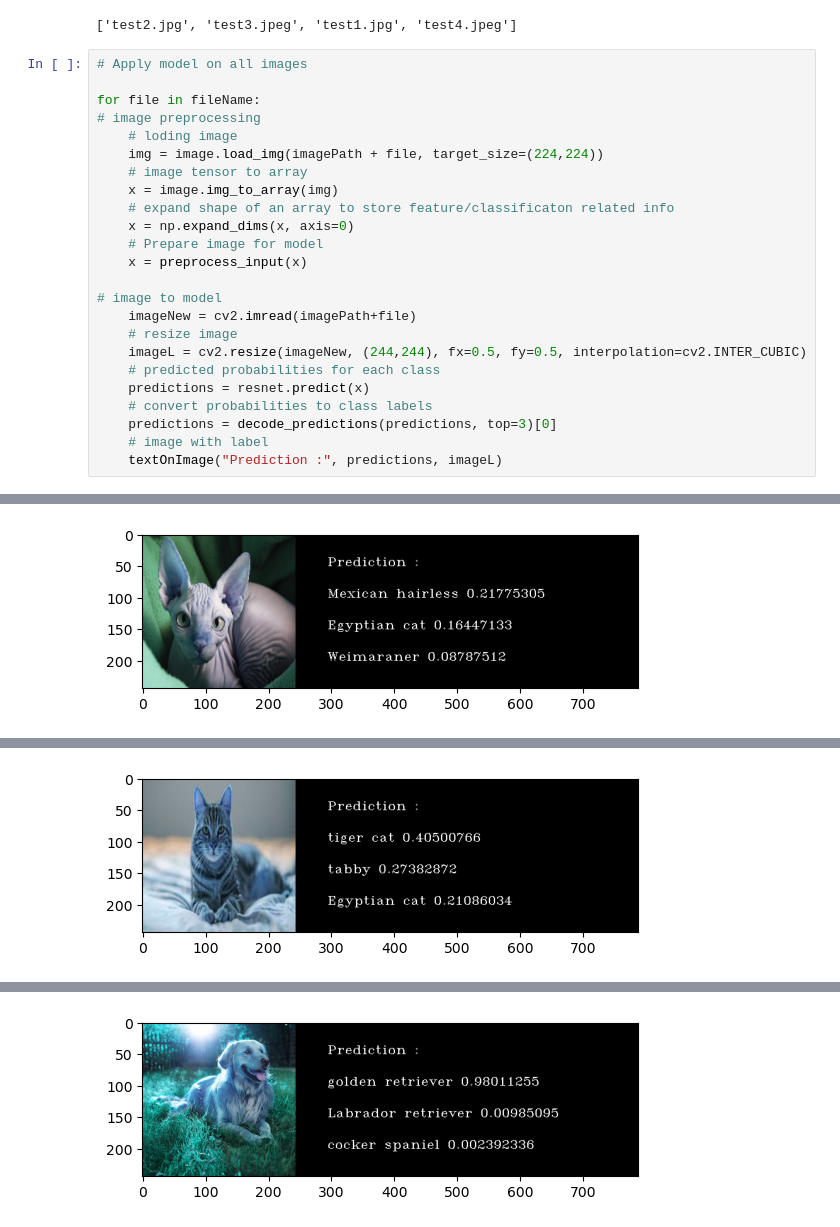
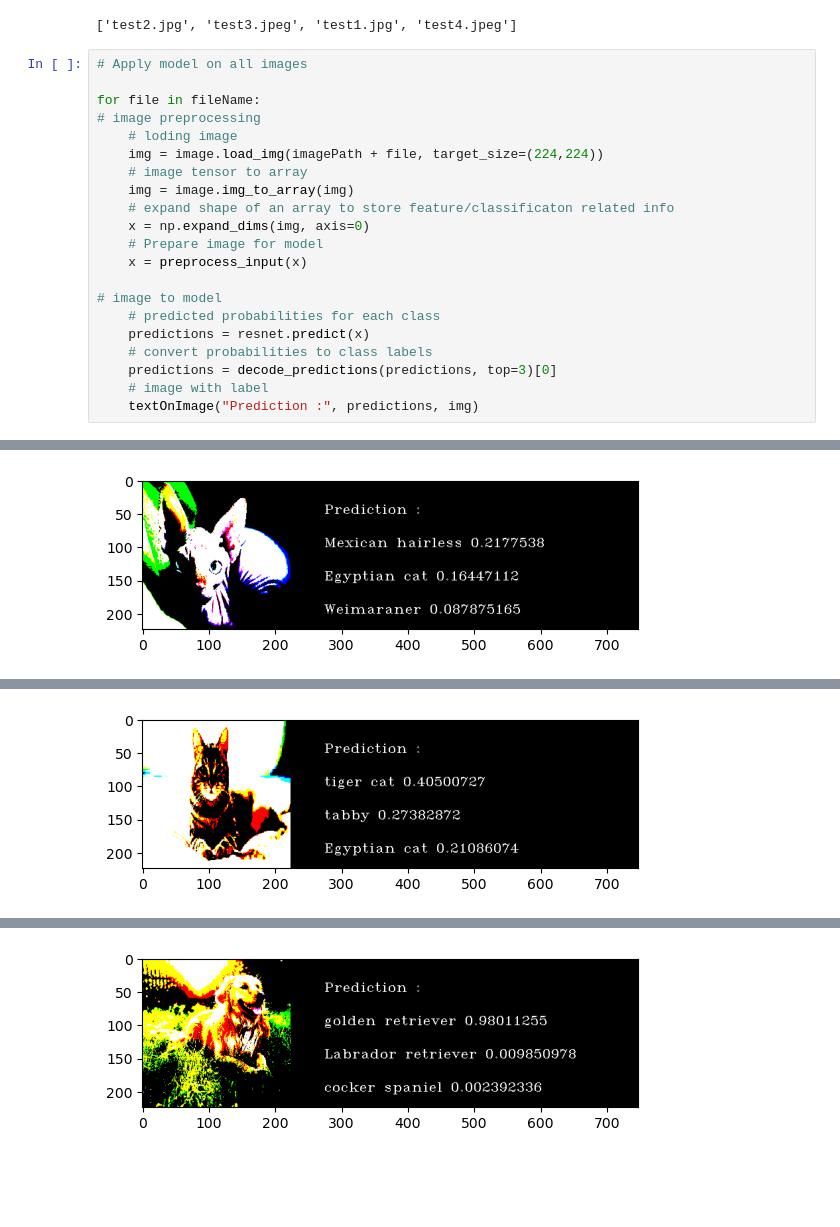
Before and after one commit to badrul1329/Deep-Learning, a Jupyter notebook: cnn-image-classification-using-resnet50.ipynb, the cells around one changed output, grey strips where cells are left out. Saved outputs shown, nothing was run; the diff lists cells and outputs as text; blank space fills up the shorter version.

Commit message:
Kaggle Notebook | CNN - Image Classification using ResNet50 | Version 2

```diff
--- a/cnn-image-classification-using-resnet50.ipynb
+++ b/cnn-image-classification-using-resnet50.ipynb
@@ -296,20 +298,17 @@ for file in fileName:
     # loding image
     img = image.load_img(imagePath + file, target_size=(224,224))
     # image tensor to array
-    x = image.img_to_array(img)
+    img = image.img_to_array(img)
     # expand shape of an array to store feature/classificaton related info
-    x = np.expand_dims(x, axis=0)
+    x = np.expand_dims(img, axis=0)
     # Prepare image for model
     x = preprocess_input(x)
 
 # image to model
-    imageNew = cv2.imread(imagePath+file)
-    # resize image
-    imageL = cv2.resize(imageNew, (244,244), fx=0.5, fy=0.5, interpolation=cv2.INTER_CUBIC)
     # predicted probabilities for each class
     predictions = resnet.predict(x)
     # convert probabilities to class labels
     predictions = decode_predictions(predictions, top=3)[0]
     # image with label
-    textOnImage("Prediction :", predictions, imageL)
+    textOnImage("Prediction :", predictions, img)
 # %% [output]
@@ -317 +316 @@ for file in fileName:
-[figure, old version]
+[figure, new version]
@@ -319 +318 @@ for file in fileName:
-[figure, old version]
+[figure, new version]
@@ -321 +320 @@ for file in fileName:
-[figure, old version]
+[figure, new version]
```
Also changed, not shown: parts of 5 cells of this notebook.
